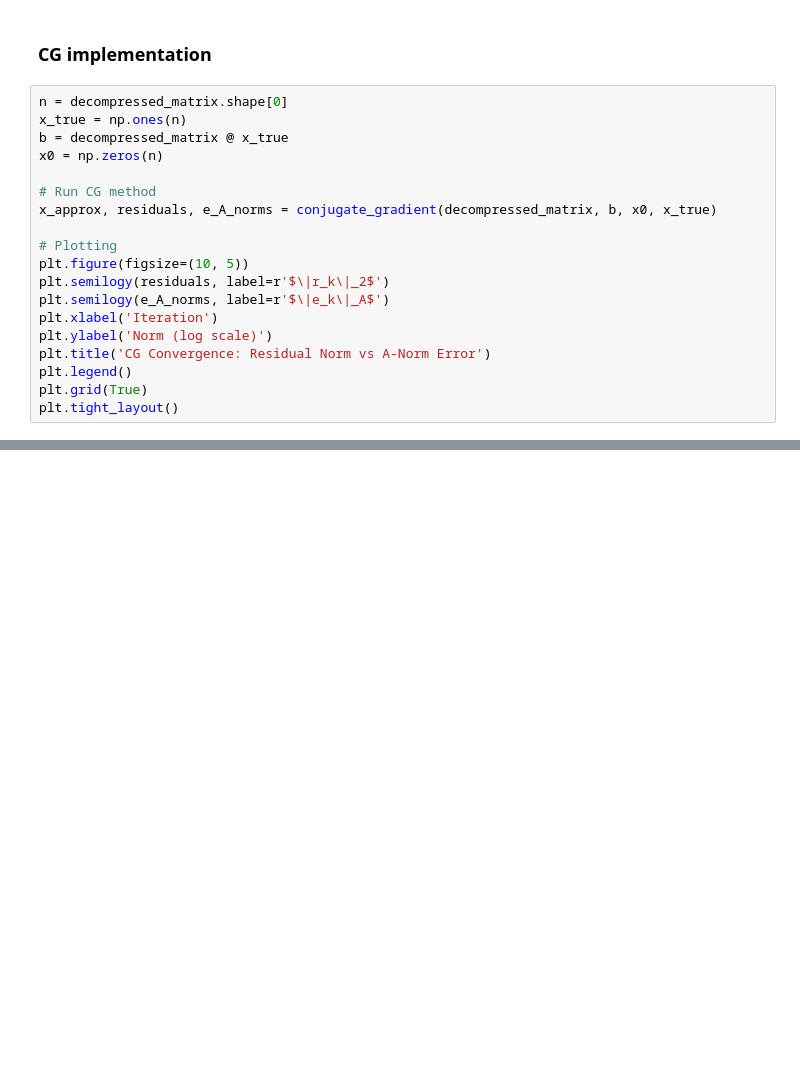
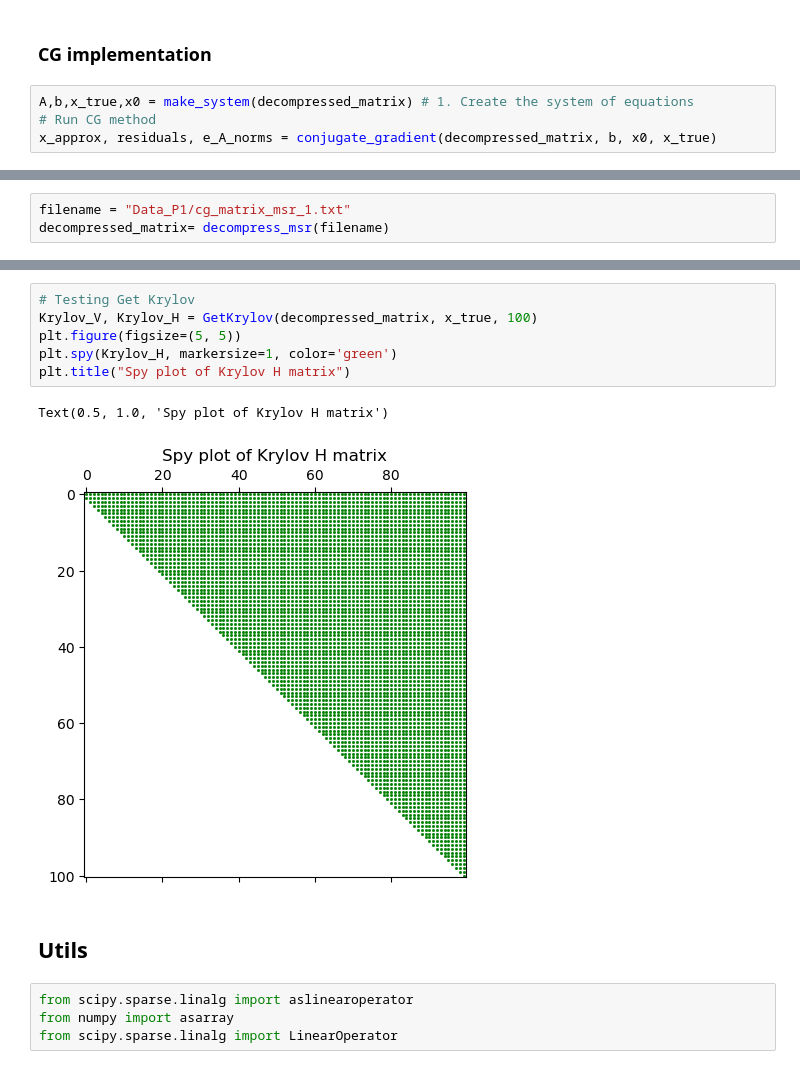
Before and after one commit to Lezgo11/FIShy, a Jupyter notebook: Project_1.ipynb, the cells around one changed output, grey strips where cells are left out. Saved outputs shown, nothing was run; the diff lists cells and outputs as text; blank space fills up the shorter version.

```diff
--- a/Project_1.ipynb
+++ b/Project_1.ipynb
@@ -22,21 +33,6 @@ Text(0.5, 1.0, 'Spy plot of decompressed matrix')
 # %% [markdown]
 ### __CG implementation__
 # %%
-n = decompressed_matrix.shape[0]
-x_true = np.ones(n)
-b = decompressed_matrix @ x_true
-x0 = np.zeros(n)
-
+A,b,x_true,x0 = make_system(decompressed_matrix) # 1. Create the system of equations
 # Run CG method
 x_approx, residuals, e_A_norms = conjugate_gradient(decompressed_matrix, b, x0, x_true)
-
-# Plotting
-plt.figure(figsize=(10, 5))
-plt.semilogy(residuals, label=r'$\|r_k\|_2$')
-plt.semilogy(e_A_norms, label=r'$\|e_k\|_A$')
-plt.xlabel('Iteration')
-plt.ylabel('Norm (log scale)')
-plt.title('CG Convergence: Residual Norm vs A-Norm Error')
-plt.legend()
-plt.grid(True)
-plt.tight_layout()
@@ -44,0 +66,3 @@ plt.tight_layout()
+# %%
+filename = "Data_P1/cg_matrix_msr_1.txt"
+decompressed_matrix= decompress_msr(filename)
@@ -44,0 +354,15 @@ plt.tight_layout()
+# %%
+# Testing Get Krylov
+Krylov_V, Krylov_H = GetKrylov(decompressed_matrix, x_true, 100)
+plt.figure(figsize=(5, 5))
+plt.spy(Krylov_H, markersize=1, color='green')
+plt.title("Spy plot of Krylov H matrix")
+# %% [output]
+Text(0.5, 1.0, 'Spy plot of Krylov H matrix')
+[figure, added]
+# %% [markdown]
+## __Utils__
+# %%
+from scipy.sparse.linalg import aslinearoperator
+from numpy import asarray
+from scipy.sparse.linalg import LinearOperator
```
Also changed, not shown: parts of 9 cells of this notebook, 7 other files.
